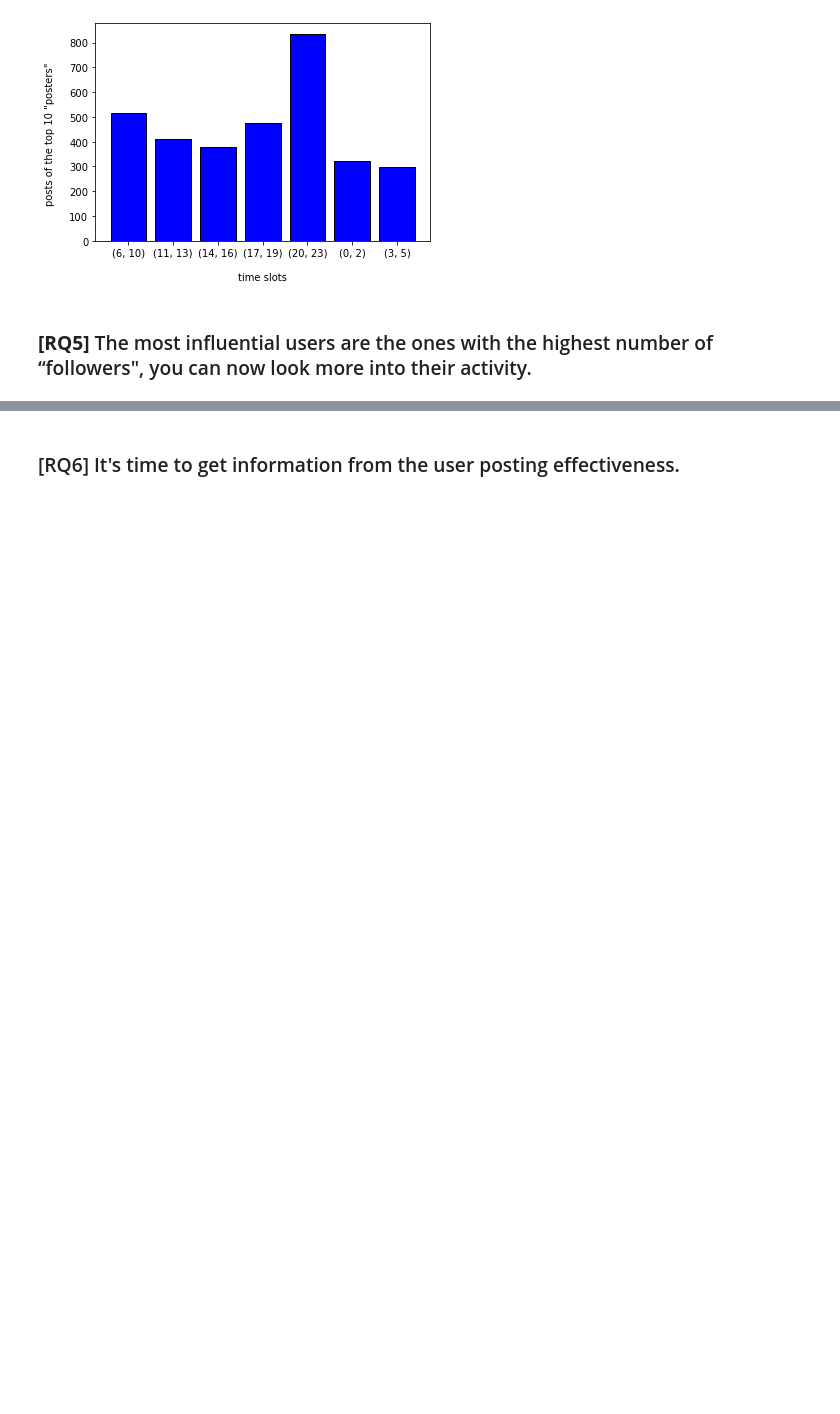
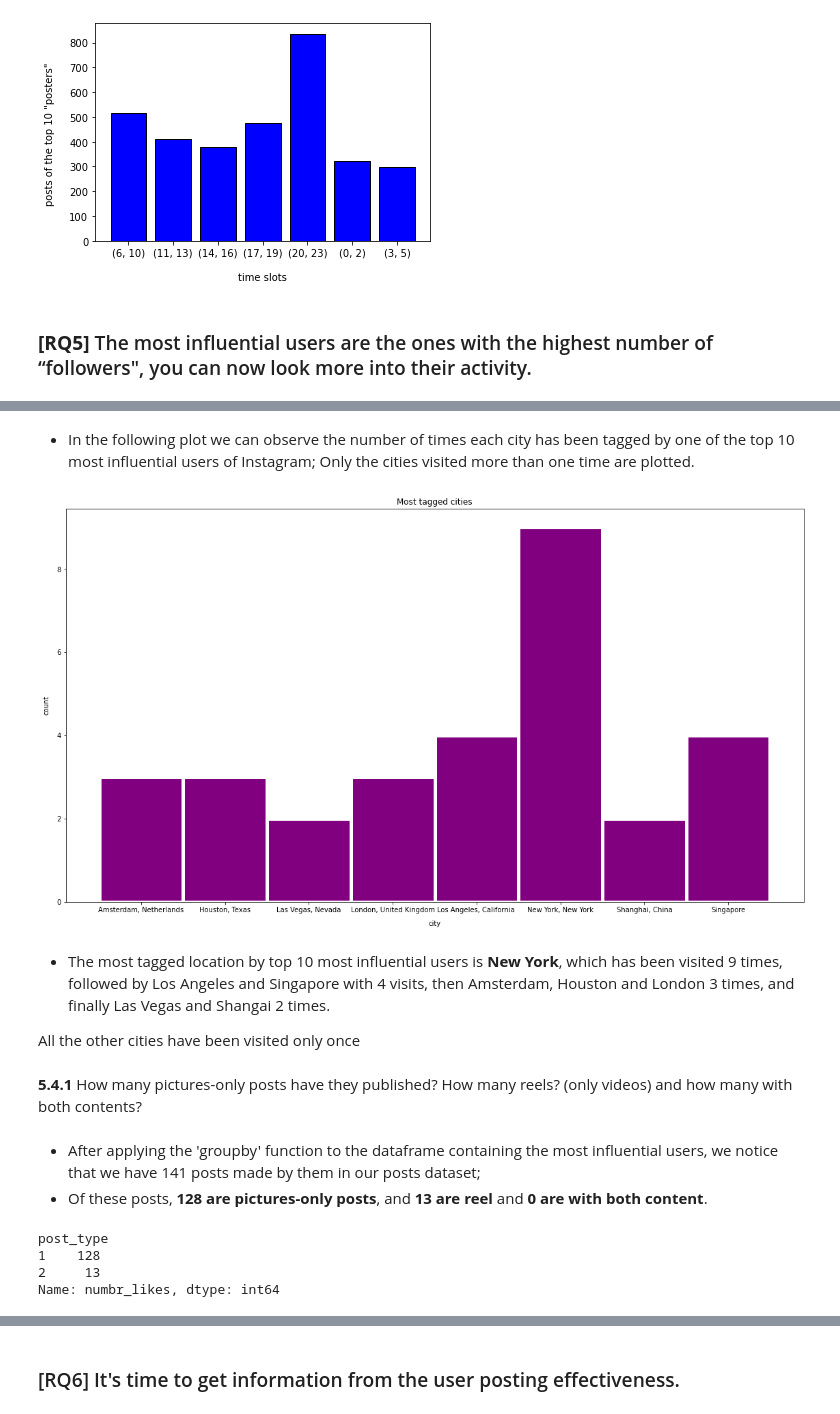
Before and after one commit to Iadiserniag/ADM-HW2, a Jupyter notebook: RQ_4_6.ipynb, the cells around one changed output, grey strips where cells are left out. Saved outputs shown, nothing was run; the diff lists cells and outputs as text; code cells hidden in the pictures; blank space fills up the shorter version.

```diff
--- a/RQ_4_6.ipynb
+++ b/RQ_4_6.ipynb
@@ -114,0 +193,6 @@ The total number of posts of the top 10 "posters"  for each given interval
+# %%
+top10_posts=pd.DataFrame(columns=['profile_id'])
+for i in [23410080.0,187619120.0,50417061.0,907025384.0,2125506698.0,3416684.0,496865116.0,25025320.0,20824486.0,24239929.0]:
+    x=df_instagram_posts_RQ5[df_instagram_posts_RQ5['profile_id']==int(i)]
+    top10_posts=pd.merge(top10_posts,x,how='outer')
+print(top10_posts)
@@ -114,0 +217,3 @@ The total number of posts of the top 10 "posters"  for each given interval
+# %%
+loc_id= top10_posts['location_id']
+loc_id.apply(lambda x: format(x, 'f'))
@@ -114,0 +233,11 @@ The total number of posts of the top 10 "posters"  for each given interval
+# %%
+cc=[i for i in loc_id]
+top10_loc=pd.DataFrame(columns=['sid','name','city'])
+
+
+#dataframe containing all the locations tagged by the top10 users
+
+for i in range(len(df_instagram_locations_RQ5)):
+    if df_instagram_locations_RQ5['id'][i] in cc:
+        x=df_instagram_locations_RQ5[df_instagram_locations_RQ5.id == df_instagram_locations_RQ5['id'][i]]
+        top10_loc=pd.merge(top10_loc,x,how='outer')
@@ -114,0 +264,39 @@ The total number of posts of the top 10 "posters"  for each given interval
+# %% [markdown]
+* In the following plot we can observe the number of times each city has been tagged by one of the top 10 most influential users of Instagram;
+Only the cities visited more than one time are plotted.
+# %%
+freq=list(acg)
+dd=[]
+for i in freq:
+    if i != 1:
+        dd.append(i)
+city=['Amsterdam, Netherlands','Houston, Texas','Las Vegas, Nevada','London, United Kingdom','Los Angeles, California ','New York, New York','Shanghai, China','Singapore']
+# %%
+fig = plt.figure()
+ax = fig.add_axes([0,0,2.5,2])
+ax.bar(city,dd,width=1, edgecolor="white", linewidth=5,color='purple')
+plt.xlabel('city',labelpad=10)
+plt.ylabel('count',labelpad=10)
+plt.title('Most tagged cities')
+plt.show()
+# %% [output]
+[figure, added]
+# %% [markdown]
+* The most tagged location by top 10 most influential users is <b>New York</b>, which has been visited 9 times, followed by Los Angeles and Singapore with 4 visits, then Amsterdam,
+Houston and London 3 times, and finally Las Vegas and Shangai 2 times.
+
+All the other cities have been visited only once
+# %% [markdown]
+<b>5.4.1</b> How many pictures-only posts have they published? How many reels? (only videos) and how many with both contents?
+# %% [markdown]
+* After applying the 'groupby' function to the dataframe containing the most influential users, we notice that we have 141 posts made by them in our posts dataset;
+* Of these posts, <b>128 are pictures-only posts</b>, and <b>13 are reel</b> and <b>0 are with both content</b>.
+# %%
+top10_posts.groupby(['profile_id','post_type'])["numbr_likes"].count()
+ptype=top10_posts.groupby(['post_type'])["numbr_likes"].count()
+ptype
+# %% [output]
+post_type
+1    128
+2     13
+Name: numbr_likes, dtype: int64
```
Also changed, not shown: parts of 32 cells of this notebook.
